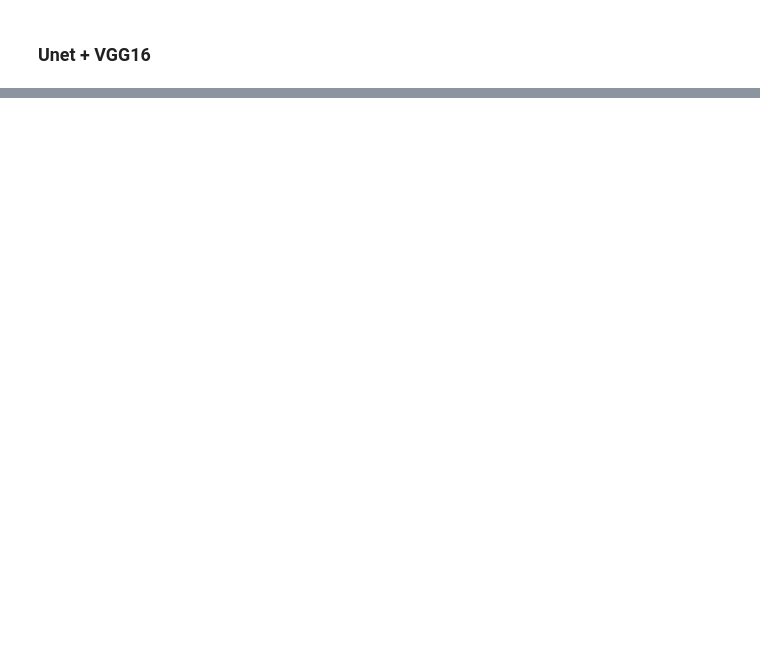
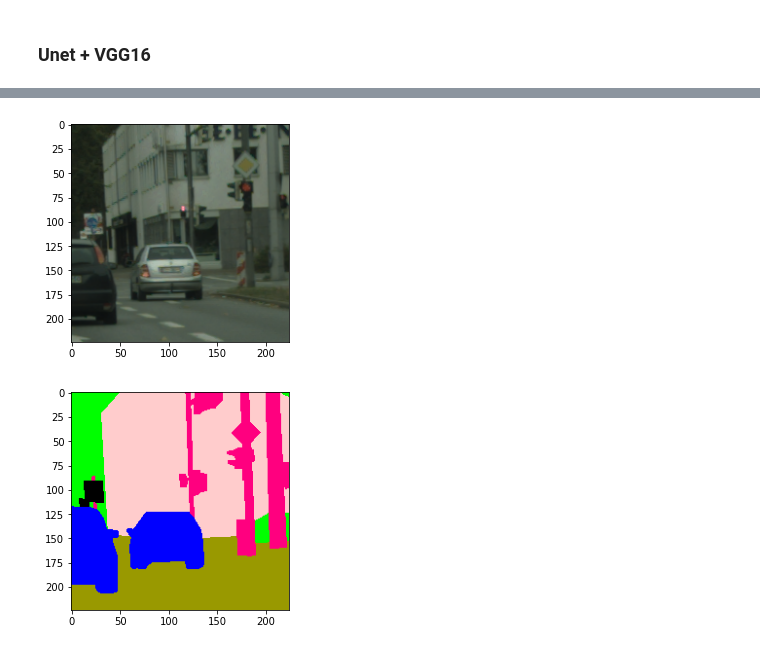
Before and after one commit to ThibaultDieudonne/Car-Computer-Vision-development, a Jupyter notebook: n.ipynb, the cells around one changed output, grey strips where cells are left out. Cells and saved outputs as stored; diff of their text form; code cells hidden in the pictures; blank space fills up the shorter version.

```diff
--- a/n.ipynb
+++ b/n.ipynb
@@ -362,8 +365,15 @@ prediction_display()
 # %%
 def display_crop():
-    img = np.asarray(next(iter(train_ds))[0][0])
-    img = 255 * img
-    cv2.imshow('Images', img)
-    cv2.waitKey(0)
+    img, lbl = next(iter(train_ds))
+    img = np.asarray(img[0])
+    lbl = np.asarray(lbl[0])
+    lbl = np.apply_along_axis(lambda x: color_map[x[0]] , -1, lbl)
+    plt.imshow(img)
+    plt.show()
+    plt.imshow(lbl)
+    plt.show()
 
-# display_crop()
+display_crop()
+# %% [output]
+[figure, added]
+[figure, added]
```
Also changed, not shown: parts of 10 cells of this notebook, 3 other files.
